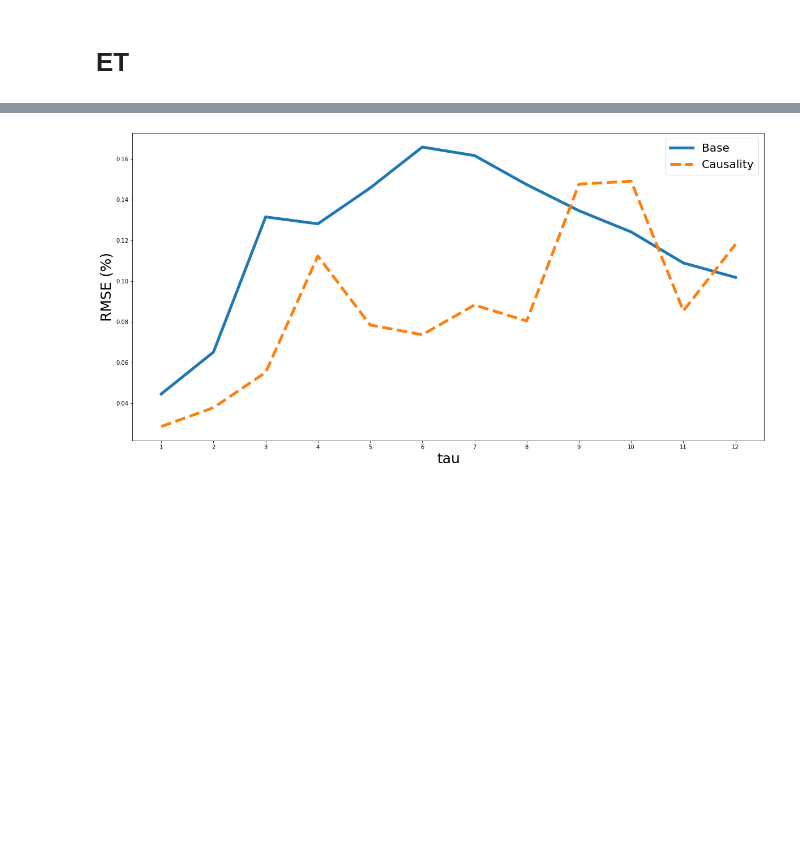
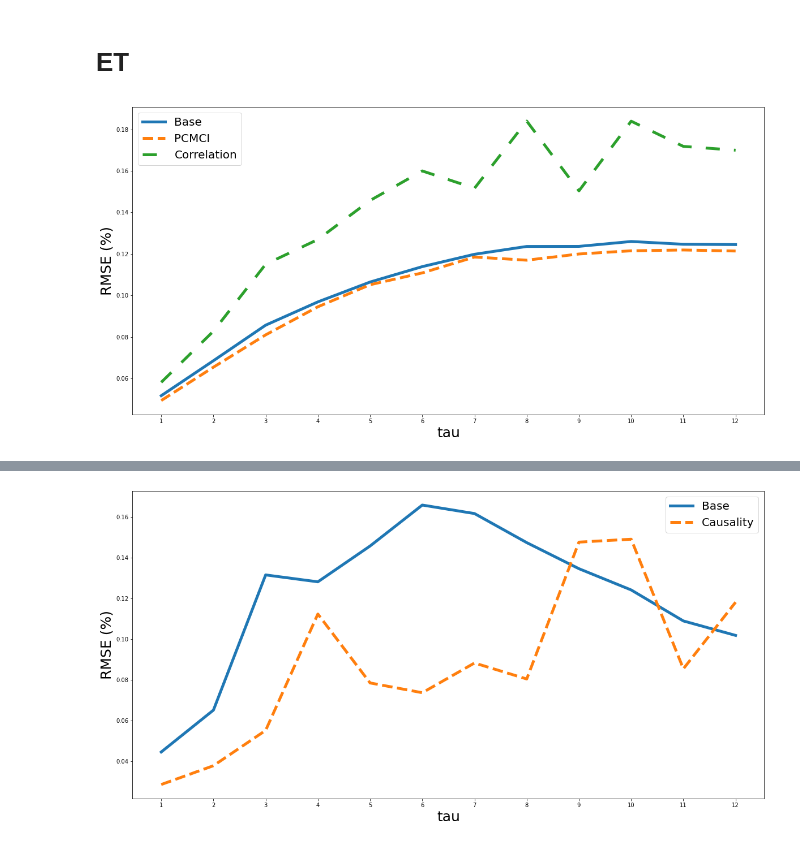
Before and after one commit to alchemist5617/timeseries-networks, a Jupyter notebook: whole_data_validation/Results_plots.ipynb, the cells around one changed output, grey strips where cells are left out. Cells and saved outputs as stored; diff of their text form; code cells hidden in the pictures; blank space fills up the shorter version.

```diff
--- a/whole_data_validation/Results_plots.ipynb
+++ b/whole_data_validation/Results_plots.ipynb
@@ -295,6 +295,37 @@ model_V
  array([4536.5810013])]
 # %% [markdown]
 # ET
+# %%
+class_name = "BSh"
+n_count = 303
+
+base = []
+corr = []
+model = []
+
+for tau in range(1,13):
+    base.append(np.nanmean(np.load("../../whole_data_results/new_rotated_ET/base_all_V_{}.npy".format(tau))))
+    corr.append(np.nanmean(np.load("../../whole_data_results/new_rotated_ET/model_V_all_corr_{}.npy".format(tau))))
+    model.append(np.nanmean(np.load("../../whole_data_results/new_rotated_ET/model_all_V_{}.npy".format(tau))))
+
+base = np.sqrt(base)/n_count
+model = np.sqrt(model)/n_count
+corr = np.sqrt(corr)/n_count
+# %%
+tau = np.arange(1,13)
+plt.plot(tau, base, label = "Base", linewidth=5, linestyle="solid")
+plt.plot(tau, model, label = "PCMCI", linewidth=5, linestyle="dashed")
+plt.plot(tau, corr, label = "Correlation",linewidth=5, linestyle=(0,(5,5)))
+plt.xlabel("tau",fontsize = 25)
+plt.ylabel("RMSE (%)", fontsize = 25)
+plt.legend(fontsize = 20)
+plt.xticks(np.arange(min(tau), max(tau)+1, 1.0));
+#plt.axvline(5)
+#plt.axvline(10)
+#plt.xticks(fontsize=18)
+#plt.savefig("ET197616BSh.png")
+# %% [output]
+[figure, added]
 # %%
 class_name = "BSh"
 n_count = 81
```
Also changed, not shown: parts of 3 cells of this notebook, 3 other files.
